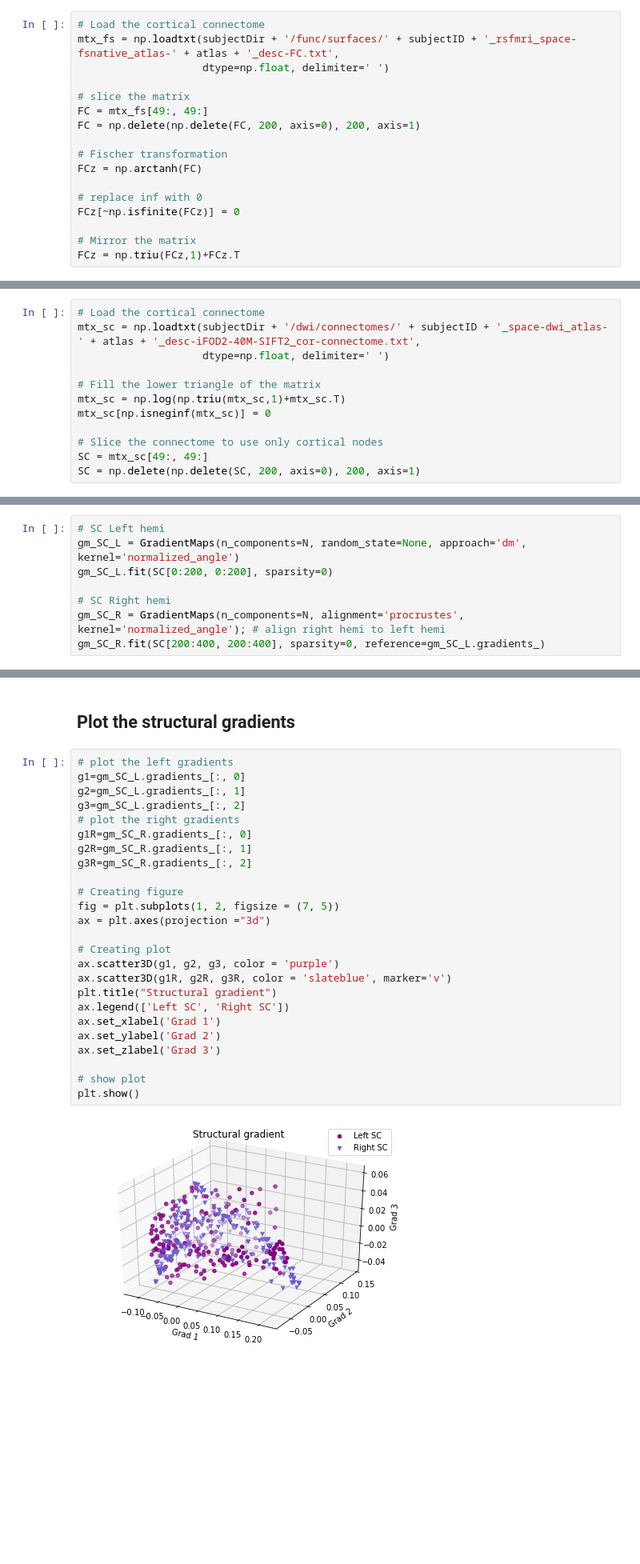
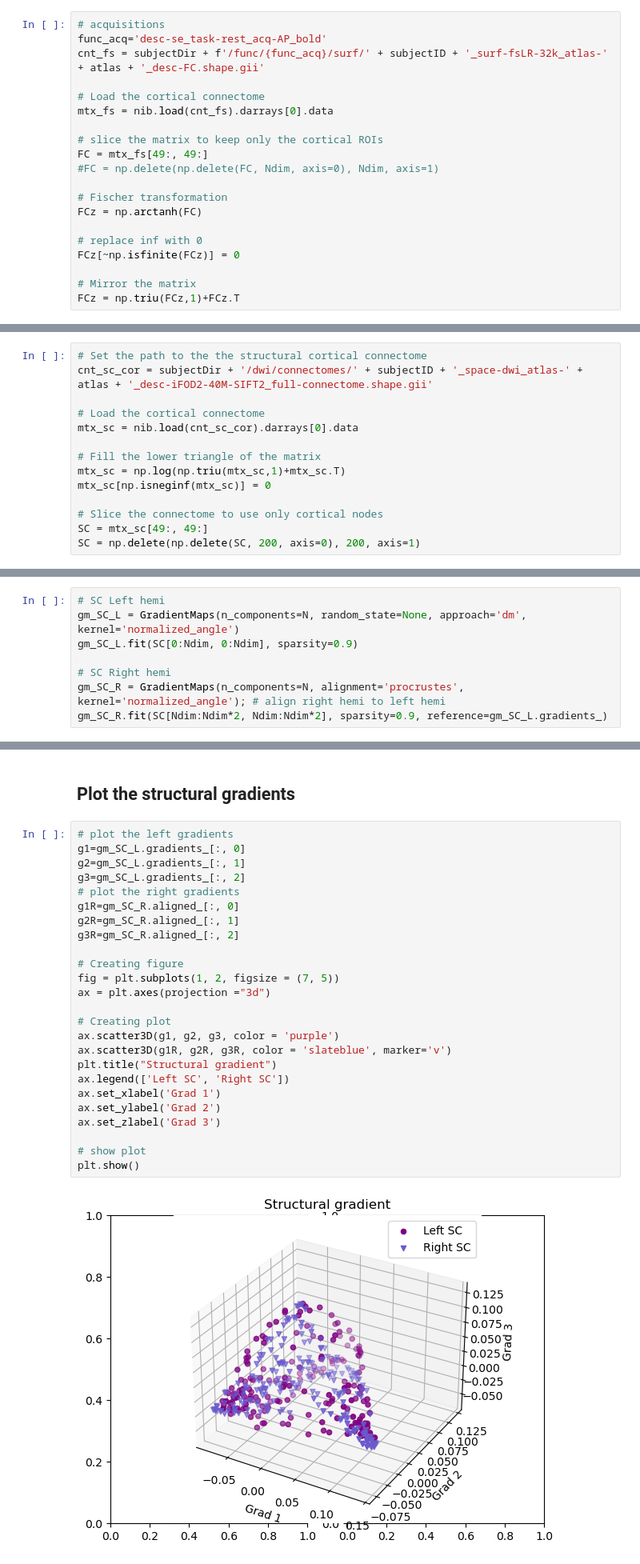
Before and after one commit to MICA-MNI/micapipe, a Jupyter notebook: docs/pages/04.gradients/tutorial_gradients.ipynb, the cells around one changed output, grey strips where cells are left out. Shown at 80% size. Saved outputs shown, nothing was run; the diff lists cells and outputs as text; blank space fills up the shorter version.

Commit message:
updated matrices, gradients and surfaces tutorials to v0.2.0-v0.2.3 started fsLR-5k tutorial

```diff
--- a/docs/pages/04.gradients/tutorial_gradients.ipynb
+++ b/docs/pages/04.gradients/tutorial_gradients.ipynb
@@ -58,13 +79,16 @@ labels_c69 = np.loadtxt(open(micapipe + '/parcellations/schaefer-400_conte69.csv
 # Functional gradients
 ## Load and slice the functional matrix
 # %%
+# acquisitions
+func_acq='desc-se_task-rest_acq-AP_bold'
+cnt_fs = subjectDir + f'/func/{func_acq}/surf/' + subjectID + '_surf-fsLR-32k_atlas-' + atlas + '_desc-FC.shape.gii'
+
 # Load the cortical connectome
-mtx_fs = np.loadtxt(subjectDir + '/func/surfaces/' + subjectID + '_rsfmri_space-fsnative_atlas-' + atlas + '_desc-FC.txt',
-                    dtype=np.float, delimiter=' ')
+mtx_fs = nib.load(cnt_fs).darrays[0].data
 
-# slice the matrix
+# slice the matrix to keep only the cortical ROIs
 FC = mtx_fs[49:, 49:]
-FC = np.delete(np.delete(FC, 200, axis=0), 200, axis=1)
+#FC = np.delete(np.delete(FC, Ndim, axis=0), Ndim, axis=1)
 
 # Fischer transformation
 FCz = np.arctanh(FC)
@@ -148,9 +170,11 @@ plot_hemispheres(c69_lh, c69_rh, array_name=grad, size=(1000, 600), cmap='coolwa
 # Structural gradients
 ## Load and slice the structural matrix
 # %%
+# Set the path to the the structural cortical connectome
+cnt_sc_cor = subjectDir + '/dwi/connectomes/' + subjectID + '_space-dwi_atlas-' + atlas + '_desc-iFOD2-40M-SIFT2_full-connectome.shape.gii'
+
 # Load the cortical connectome
-mtx_sc = np.loadtxt(subjectDir + '/dwi/connectomes/' + subjectID + '_space-dwi_atlas-' + atlas + '_desc-iFOD2-40M-SIFT2_cor-connectome.txt',
-                    dtype=np.float, delimiter=' ')
+mtx_sc = nib.load(cnt_sc_cor).darrays[0].data
 
 # Fill the lower triangle of the matrix
 mtx_sc = np.log(np.triu(mtx_sc,1)+mtx_sc.T)
@@ -166,11 +188,11 @@ divide by zero encountered in log
 # %%
 # SC Left hemi
 gm_SC_L = GradientMaps(n_components=N, random_state=None, approach='dm', kernel='normalized_angle')
-gm_SC_L.fit(SC[0:200, 0:200], sparsity=0)
+gm_SC_L.fit(SC[0:Ndim, 0:Ndim], sparsity=0.9)
 
 # SC Right hemi
 gm_SC_R = GradientMaps(n_components=N, alignment='procrustes', kernel='normalized_angle'); # align right hemi to left hemi
-gm_SC_R.fit(SC[200:400, 200:400], sparsity=0, reference=gm_SC_L.gradients_)
+gm_SC_R.fit(SC[Ndim:Ndim*2, Ndim:Ndim*2], sparsity=0.9, reference=gm_SC_L.gradients_)
 # %% [output]
 GradientMaps(alignment='procrustes', kernel='normalized_angle')
 # %% [markdown]
@@ -178,28 +200,28 @@ GradientMaps(alignment='procrustes', kernel='normalized_angle')
 # %%
 # plot the left gradients
 g1=gm_SC_L.gradients_[:, 0]
 g2=gm_SC_L.gradients_[:, 1]
 g3=gm_SC_L.gradients_[:, 2]
 # plot the right gradients
-g1R=gm_SC_R.gradients_[:, 0]
-g2R=gm_SC_R.gradients_[:, 1]
-g3R=gm_SC_R.gradients_[:, 2]
+g1R=gm_SC_R.aligned_[:, 0]
+g2R=gm_SC_R.aligned_[:, 1]
+g3R=gm_SC_R.aligned_[:, 2]
 
 # Creating figure
 fig = plt.subplots(1, 2, figsize = (7, 5))
 ax = plt.axes(projection ="3d")
 
 # Creating plot
 ax.scatter3D(g1, g2, g3, color = 'purple')
 ax.scatter3D(g1R, g2R, g3R, color = 'slateblue', marker='v')
 plt.title("Structural gradient")
 ax.legend(['Left SC', 'Right SC'])
 ax.set_xlabel('Grad 1')
 ax.set_ylabel('Grad 2')
 ax.set_zlabel('Grad 3')
 
 # show plot
 plt.show()
 # %% [output]
-[figure, old version]
+[figure, new version]
 # %% [markdown]
```
Also changed, not shown: parts of 27 cells of this notebook, 7 other files.
